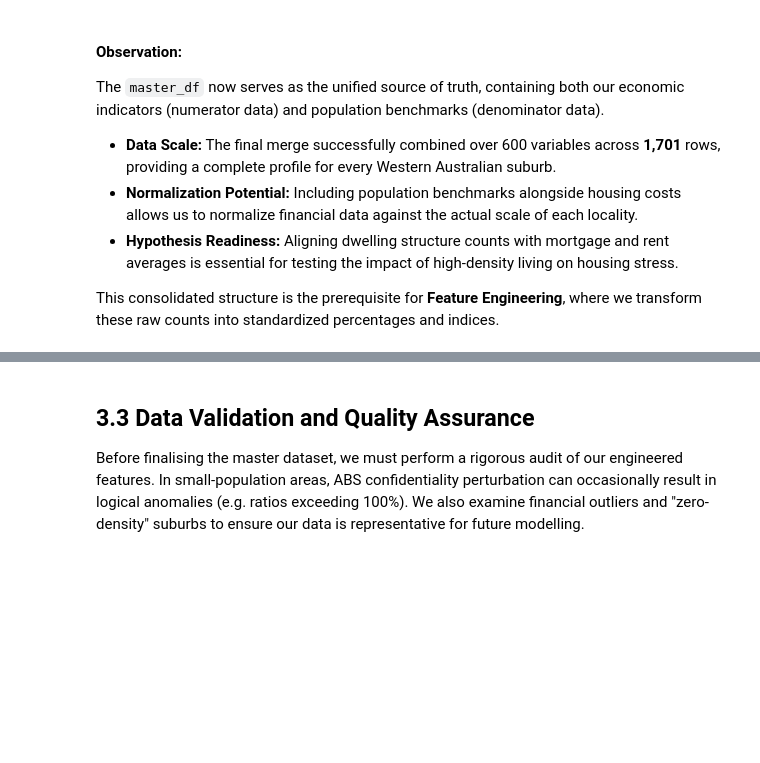
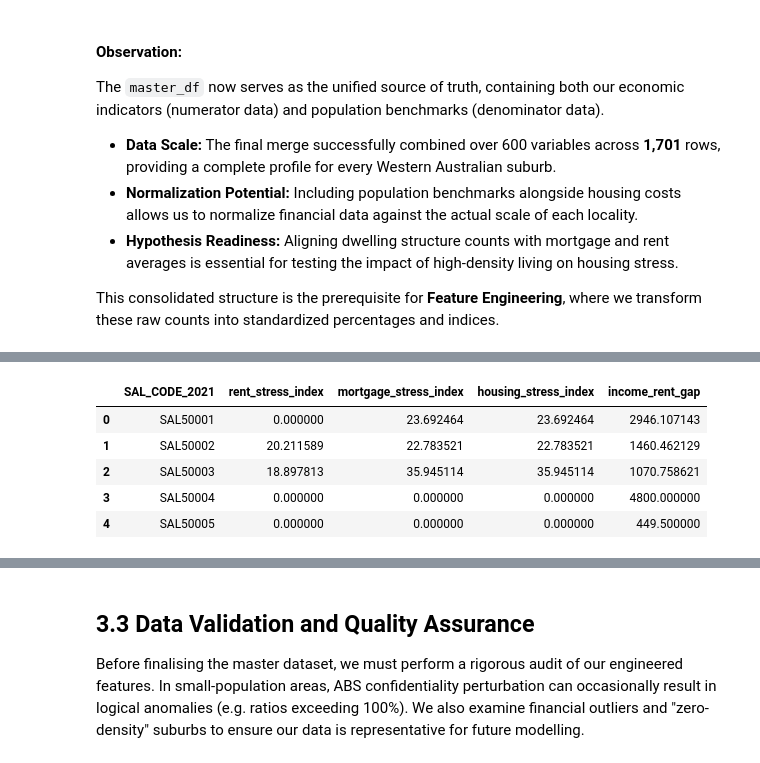
Before and after one commit to GaryUWA/WA-Housing-Model-2021-analysis, a Jupyter notebook: notebooks/01_data_cleaning.ipynb, the cells around one changed output, grey strips where cells are left out. Cells and saved outputs as stored; diff of their text form; code cells hidden in the pictures; blank space fills up the shorter version.

```diff
--- a/notebooks/01_data_cleaning.ipynb
+++ b/notebooks/01_data_cleaning.ipynb
@@ -465,0 +461,30 @@ display(master_df[feature_cols].head())
+# %%
+# Normalise monthly mortgage costs to a weekly scale (Avg Month / 4.345 weeks)
+master_df['avg_weekly_mortgage'] = master_df['avg_monthly_mortgage'] / 4.345
+
+# Calculate Rent Stress Index (Rent as a % of Weekly Income)
+master_df['rent_stress_index'] = (master_df['avg_weekly_rent'] / master_df['avg_weekly_income']) * 100
+
+# Calculate Mortgage Stress Index (Mortgage as a % of Weekly Income)
+master_df['mortgage_stress_index'] = (master_df['avg_weekly_mortgage'] / master_df['avg_weekly_income']) * 100
+
+# Create a consolidated Housing Stress Index (Taking the max of the two stressors)
+master_df['housing_stress_index'] = master_df[['rent_stress_index', 'mortgage_stress_index']].max(axis=1)
+
+# Calculate Income-to-Rent Gap (Disposable income remaining after rent)
+master_df['income_rent_gap'] = master_df['avg_weekly_income'] - master_df['avg_weekly_rent']
+
+# Cleanup new infinity/null values from suburbs with $0 income
+master_df.replace([np.inf, -np.inf], 0, inplace=True)
+master_df.fillna(0, inplace=True)
+
+# Final feature verification including the combined Index
+feature_cols = ['SAL_CODE_2021', 'rent_stress_index', 'mortgage_stress_index', 'housing_stress_index', 'income_rent_gap']
+display(master_df[feature_cols].head())
+# %% [output]
+|  | SAL_CODE_2021 | rent_stress_index | mortgage_stress_index | housing_stress_index | income_rent_gap |
+| 0 | SAL50001 | 0.000000 | 23.692464 | 23.692464 | 2946.107143 |
+| 1 | SAL50002 | 20.211589 | 22.783521 | 22.783521 | 1460.462129 |
+| 2 | SAL50003 | 18.897813 | 35.945114 | 35.945114 | 1070.758621 |
+| 3 | SAL50004 | 0.000000 | 0.000000 | 0.000000 | 4800.000000 |
+| 4 | SAL50005 | 0.000000 | 0.000000 | 0.000000 | 449.500000 |
```
Also changed, not shown: parts of 4 cells of this notebook.
